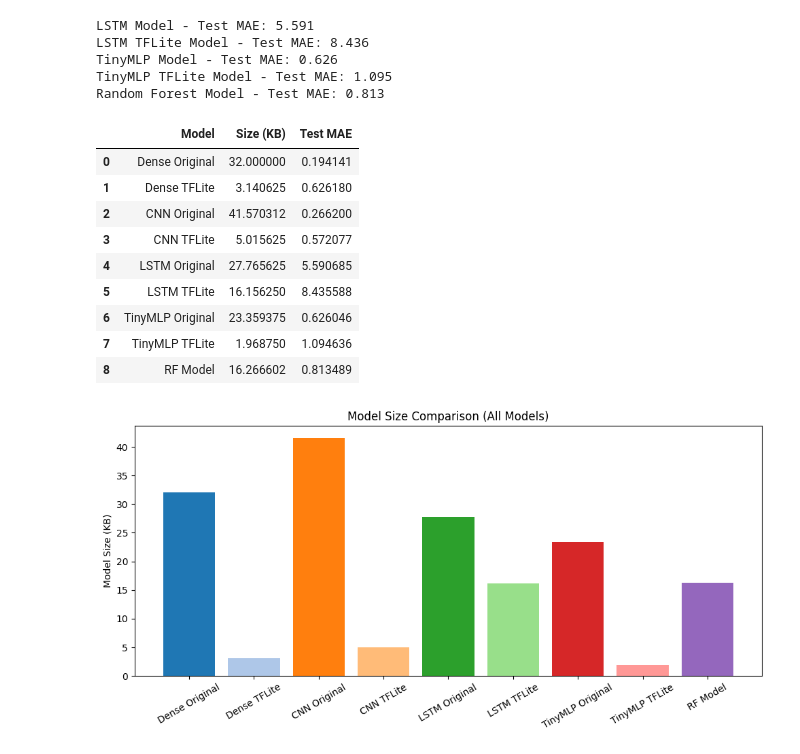
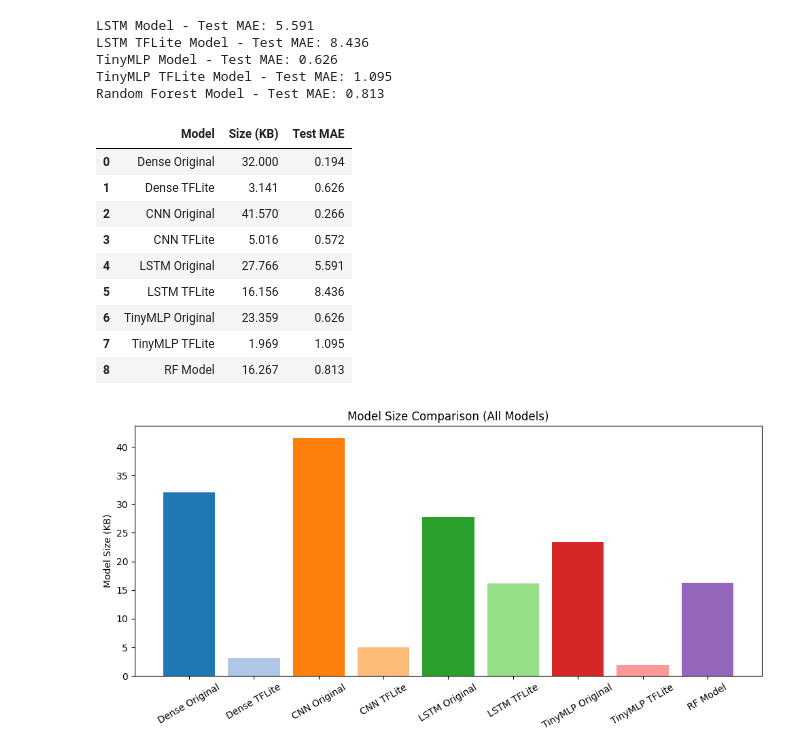
Before and after one commit to Sharif-University-ESRLab/fall2024-embeddedml-benchmark, a Jupyter notebook: Code/AirQualityPrediction/AirQualityPrediction.ipynb, the cells around one changed output. Drawn from its saved outputs; the diff is of its cells as text; code cells hidden in the pictures.

Commit message:
Add Tabular Results To Ari Quality Prediction Task

```diff
--- a/Code/AirQualityPrediction/AirQualityPrediction.ipynb
+++ b/Code/AirQualityPrediction/AirQualityPrediction.ipynb
@@ -614,42 +614,42 @@ TinyMLP Model - Test MAE: 0.626
 TinyMLP TFLite Model - Test MAE: 1.095
 Random Forest Model - Test MAE: 0.813
 # %%
-# Update results DataFrame for all models
+# Update results DataFrame for all models with 3 decimal digits
 results = pd.DataFrame({
     'Model': [
         'Dense Original', 'Dense TFLite',
         'CNN Original', 'CNN TFLite',
         'LSTM Original', 'LSTM TFLite',
         'TinyMLP Original', 'TinyMLP TFLite',
         'RF Model'
     ],
     'Size (KB)': [
-        sizes['Dense Original'], sizes['Dense TFLite'],
-        sizes['CNN Original'], sizes['CNN TFLite'],
-        sizes['LSTM Original'], sizes['LSTM TFLite'],
-        sizes['TinyMLP Original'], sizes['TinyMLP TFLite'],
-        sizes['RF Model']
+        round(sizes['Dense Original'], 3), round(sizes['Dense TFLite'], 3),
+        round(sizes['CNN Original'], 3), round(sizes['CNN TFLite'], 3),
+        round(sizes['LSTM Original'], 3), round(sizes['LSTM TFLite'], 3),
+        round(sizes['TinyMLP Original'], 3), round(sizes['TinyMLP TFLite'], 3),
+        round(sizes['RF Model'], 3)
     ],
     'Test MAE': [
-        dense_eval[1], dense_tflite_mae,
-        cnn_eval[1], cnn_tflite_mae,
-        lstm_eval[1], lstm_tflite_mae,
-        tinymlp_eval[1], tinymlp_tflite_mae,
-        rf_eval_mae
+        round(dense_eval[1], 3), round(dense_tflite_mae, 3),
+        round(cnn_eval[1], 3), round(cnn_tflite_mae, 3),
+        round(lstm_eval[1], 3), round(lstm_tflite_mae, 3),
+        round(tinymlp_eval[1], 3), round(tinymlp_tflite_mae, 3),
+        round(rf_eval_mae, 3)
     ]
 })
 results
 # %% [output]
 |  | Model | Size (KB) | Test MAE |
-| 0 | Dense Original | 32.000000 | 0.194141 |
-| 1 | Dense TFLite | 3.140625 | 0.626180 |
-| 2 | CNN Original | 41.570312 | 0.266200 |
-| 3 | CNN TFLite | 5.015625 | 0.572077 |
-| 4 | LSTM Original | 27.765625 | 5.590685 |
-| 5 | LSTM TFLite | 16.156250 | 8.435588 |
-| 6 | TinyMLP Original | 23.359375 | 0.626046 |
-| 7 | TinyMLP TFLite | 1.968750 | 1.094636 |
-| 8 | RF Model | 16.266602 | 0.813489 |
+| 0 | Dense Original | 32.000 | 0.194 |
+| 1 | Dense TFLite | 3.141 | 0.626 |
+| 2 | CNN Original | 41.570 | 0.266 |
+| 3 | CNN TFLite | 5.016 | 0.572 |
+| 4 | LSTM Original | 27.766 | 5.591 |
+| 5 | LSTM TFLite | 16.156 | 8.436 |
+| 6 | TinyMLP Original | 23.359 | 0.626 |
+| 7 | TinyMLP TFLite | 1.969 | 1.095 |
+| 8 | RF Model | 16.267 | 0.813 |
 # %%
 # Visualization: Model Size Comparison (all models)
 plt.figure(figsize=(10,5))
```
Also changed, not shown: parts of 1 cell of this notebook.
